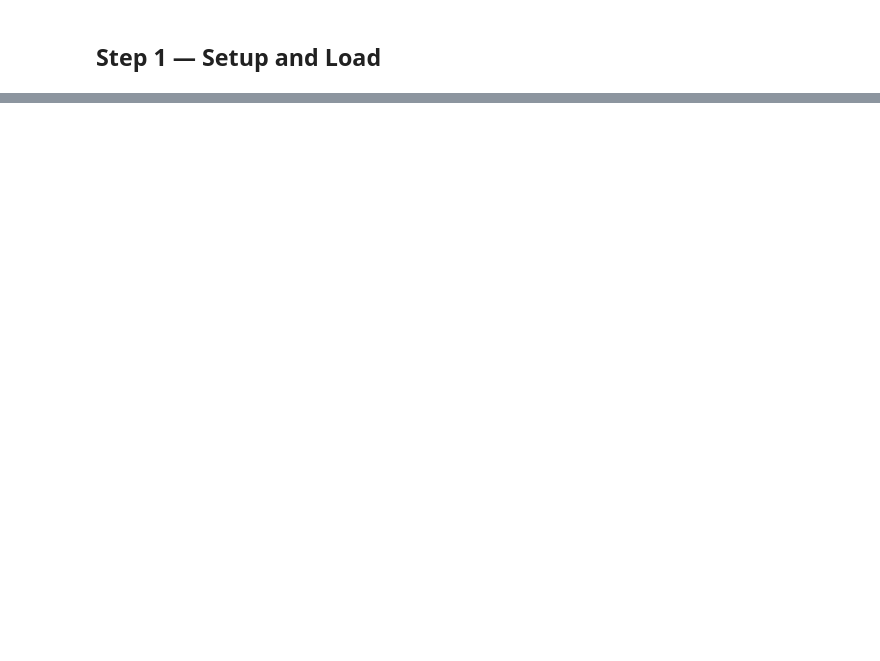
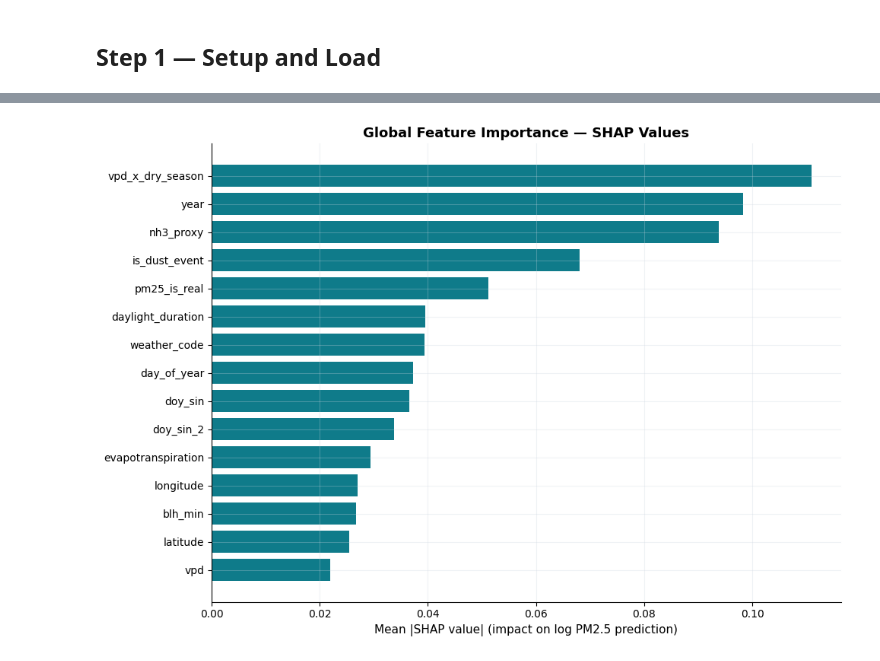
Before and after one commit to dze-shalom/AirSense_IndabaX_Hackathon_2026, a Jupyter notebook: notebooks/02_Modelling.ipynb, the cells around one changed output, grey strips where cells are left out. Cells and saved outputs as stored; diff of their text form; code cells hidden in the pictures; blank space fills up the shorter version.

Commit message:
Replace notebooks folder with updated version

```diff
--- a/notebooks/02_Modelling.ipynb
+++ b/notebooks/02_Modelling.ipynb
@@ -1367,0 +2587,98 @@ MODELLING COMPLETE — RESULTS SUMMARY
+# %%
+# ── Step 8: SHAP Analysis ─────────────────────────────────────────────────────
+# XGBoost/SHAP version incompatibility workaround:
+# shap.TreeExplainer fails on newer XGBoost due to base_score format change.
+# Fix: use model.get_booster().predict with intervention=True, or use
+# shap.Explainer with a predict wrapper.
+
+print('Running SHAP analysis...')
+
+# ── Workaround: retrain a lightweight shadow model compatible with this SHAP ──
+# Use XGBoost's built-in SHAP (predict with pred_contribs=True) — always works
+booster = model_pm25.get_booster()
+
+# Use a subsample for speed
+np.random.seed(42)
+n_shap    = min(2000, len(X_test))
+shap_idx  = np.random.choice(len(X_test), n_shap, replace=False)
+X_shap    = X_test.iloc[shap_idx] if hasattr(X_test, 'iloc') else X_test[shap_idx]
+
+import xgboost as xgb_native
+dmat = xgb_native.DMatrix(X_shap, feature_names=list(FEATURES_FINAL))
+
+# pred_contribs returns SHAP values natively from XGBoost — no SHAP library needed
+shap_contribs = booster.predict(dmat, pred_contribs=True)
+# Last column is the bias term — drop it
+shap_values = shap_contribs[:, :-1]
+
+print(f'  SHAP values shape: {shap_values.shape}')
+print(f'  Features: {len(FEATURES_FINAL)}')
+print(f'  Samples : {n_shap}')
+
+# ── Global feature importance ─────────────────────────────────────────────────
+mean_abs_shap = np.abs(shap_values).mean(axis=0)
+shap_df = pd.DataFrame({
+    'feature':    list(FEATURES_FINAL),
+    'importance': mean_abs_shap
+}).sort_values('importance', ascending=False)
+
+print()
+print('TOP 15 FEATURES BY MEAN |SHAP|:')
+print('='*50)
+for _, row in shap_df.head(15).iterrows():
+    bar = '█' * int(row['importance'] / shap_df['importance'].max() * 25)
+    print(f'  {row["feature"]:<28} {row["importance"]:>7.4f}  {bar}')
+
+# ── Plot global importance ────────────────────────────────────────────────────
+fig, ax = plt.subplots(figsize=(10, 7))
+top15 = shap_df.head(15)
+bars  = ax.barh(top15['feature'][::-1], top15['importance'][::-1], color=TEAL)
+ax.set_xlabel('Mean |SHAP value| (impact on log PM2.5 prediction)')
+ax.set_title('Global Feature Importance — SHAP Values', fontweight='bold')
+plt.tight_layout()
+plt.savefig(os.path.join(outputs_dir,'shap_global_importance.png'), dpi=150, bbox_inches='tight')
+plt.show()
+
+# ── Region-specific SHAP ──────────────────────────────────────────────────────
+print()
+print('TOP 5 FEATURES BY REGION:')
+print('='*65)
+
+region_shap = {}
+test_regions = test.iloc[shap_idx]['region'].values if hasattr(test, 'iloc') else test['region'].values[shap_idx]
+
+for region in sorted(set(test_regions)):
+    mask = test_regions == region
+    if mask.sum() < 10:
+        continue
+    region_mean_shap = np.abs(shap_values[mask]).mean(axis=0)
+    top_feats = pd.Series(region_mean_shap, index=FEATURES_FINAL).sort_values(ascending=False)
+    region_shap[region] = top_feats
+    top5 = ', '.join([f'{f}({v:.3f})' for f, v in top_feats.head(5).items()])
+    print(f'  {region:<14} {top5}')
+
+# ── Region heatmap ───────────────────────────────────────────────────────────
+top10_feats = shap_df.head(10)['feature'].tolist()
+heatmap_data = pd.DataFrame({
+    region: region_shap[region][top10_feats]
+    for region in region_shap
+}).T
+
+fig, ax = plt.subplots(figsize=(13, 6))
+import matplotlib.colors as mcolors
+im = ax.imshow(heatmap_data.values, aspect='auto', cmap='YlOrRd')
+ax.set_xticks(range(len(top10_feats)))
+ax.set_xticklabels(top10_feats, rotation=45, ha='right', fontsize=9)
+ax.set_yticks(range(len(heatmap_data)))
+ax.set_yticklabels(heatmap_data.index, fontsize=9)
+plt.colorbar(im, ax=ax, label='Mean |SHAP value|')
+ax.set_title('SHAP Feature Importance by Region\n(top 10 global features)',
+             fontweight='bold')
+plt.tight_layout()
+plt.savefig(os.path.join(outputs_dir,'shap_region_heatmap.png'), dpi=150, bbox_inches='tight')
+plt.show()
+
+print()
+print('✓ SHAP analysis complete (XGBoost native pred_contribs)')
+print('  Note: uses XGBoost built-in SHAP — no shap library version dependency')
+# %% [output]
@@ -1367,0 +2702 @@ MODELLING COMPLETE — RESULTS SUMMARY
+[figure, added]
```
Also changed, not shown: parts of 133 cells of this notebook, 12 other files.
